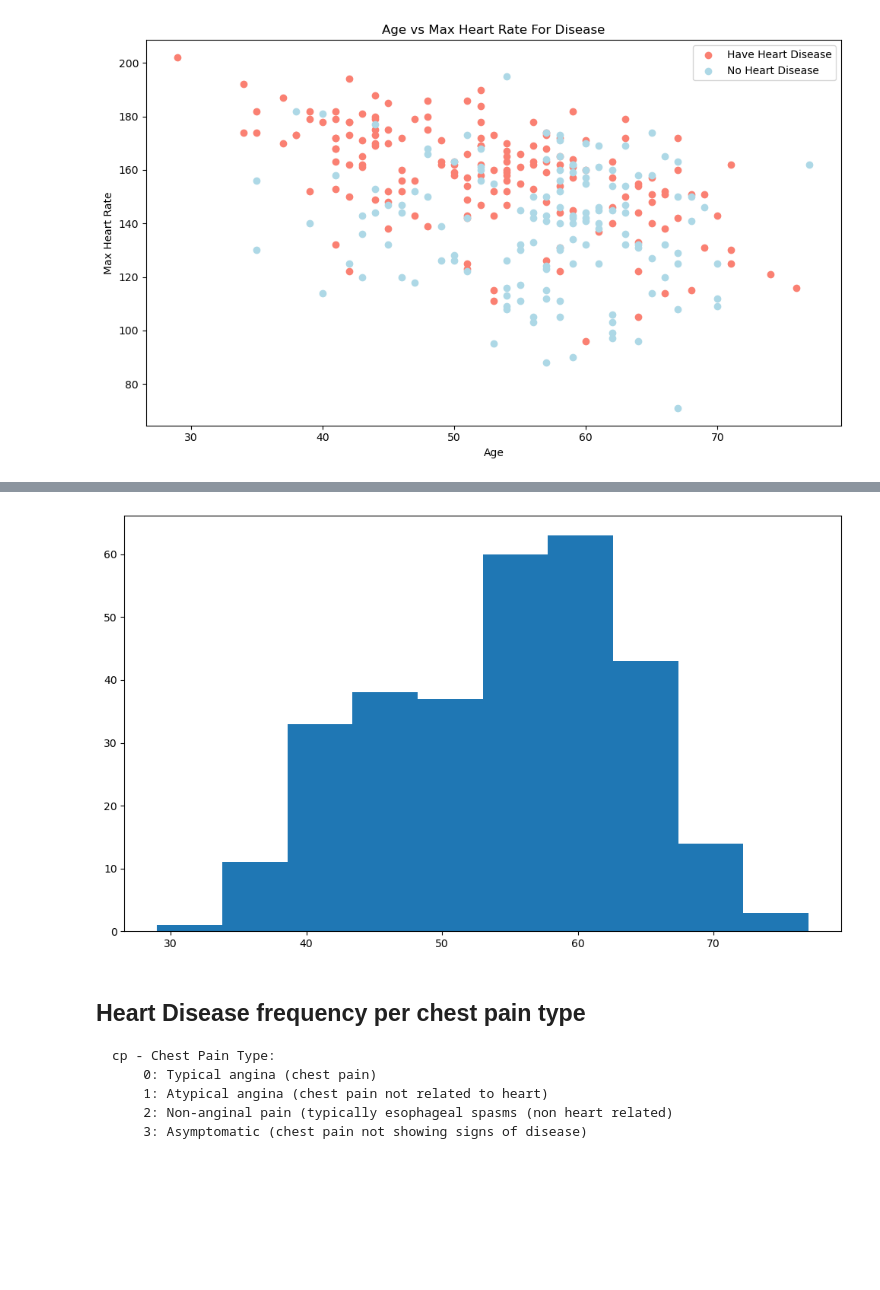
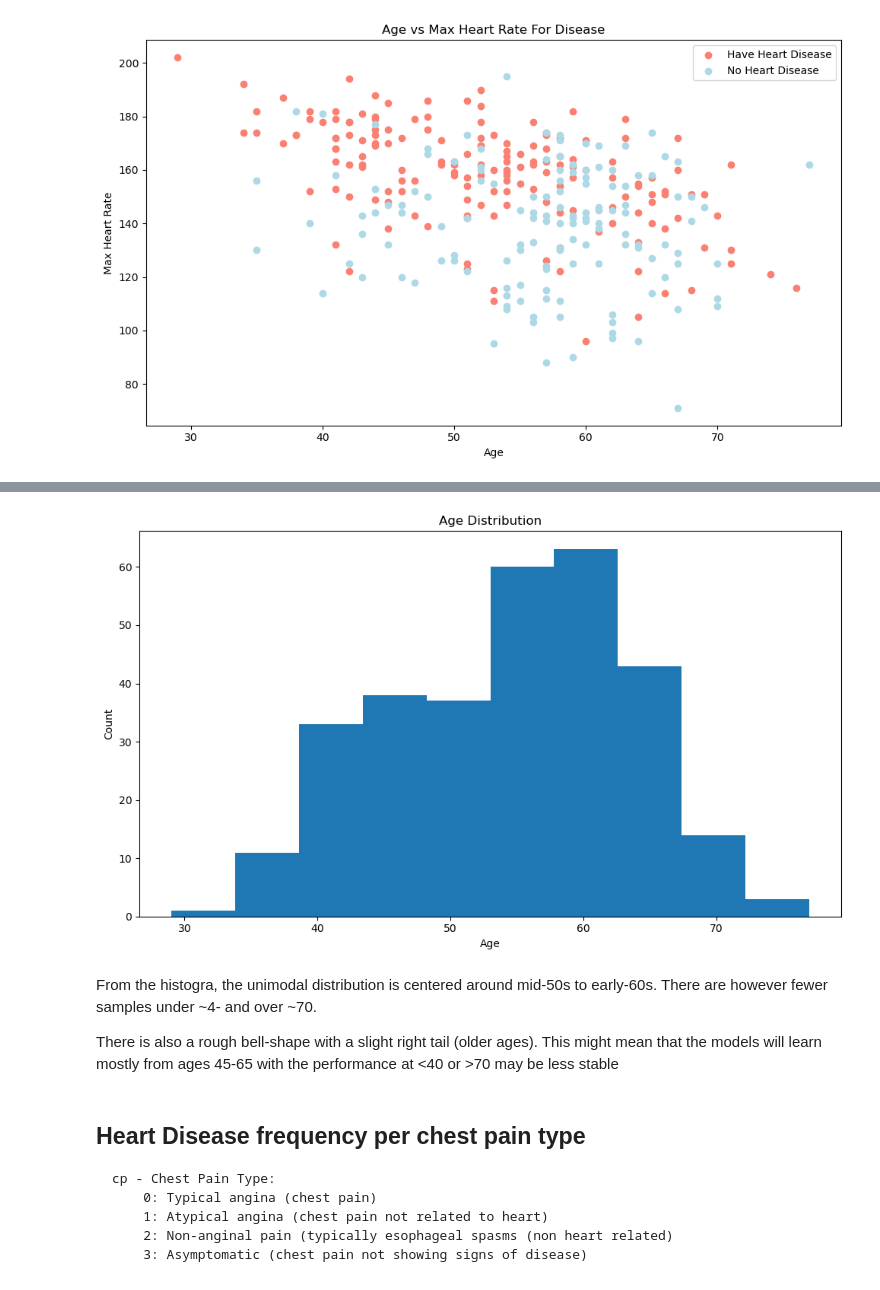
Before and after one commit to axellee1994/Heart_Disease_Classification, a Jupyter notebook: end-to-end-heart-disease-classification.ipynb, the cells around one changed output, grey strips where cells are left out. Saved outputs shown, nothing was run; the diff lists cells and outputs as text; code cells hidden in the pictures; blank space fills up the shorter version.

```diff
--- a/end-to-end-heart-disease-classification.ipynb
+++ b/end-to-end-heart-disease-classification.ipynb
@@ -259,13 +287,20 @@ plt.show()
 # %%
 # Check the distribution of the age column with a histogram
 
 plt.figure(figsize=(10,6))
 
 plt.hist(data.age)
+plt.title("Age Distribution")
+plt.xlabel("Age")
+plt.ylabel("Count")
 plt.tight_layout()
 plt.show()
 # %% [output]
-[figure, old version]
+[figure, new version]
+# %% [markdown]
+From the histogra, the unimodal distribution is centered around mid-50s to early-60s. There are however fewer samples under ~4- and over ~70.
+
+There is also a rough bell-shape with a slight right tail (older ages). This might mean that the models will learn mostly from ages 45-65 with the performance at <40 or >70 may be less stable
 # %% [markdown]
 ## Heart Disease frequency per chest pain type
 
```
Also changed, not shown: parts of 12 cells of this notebook.
